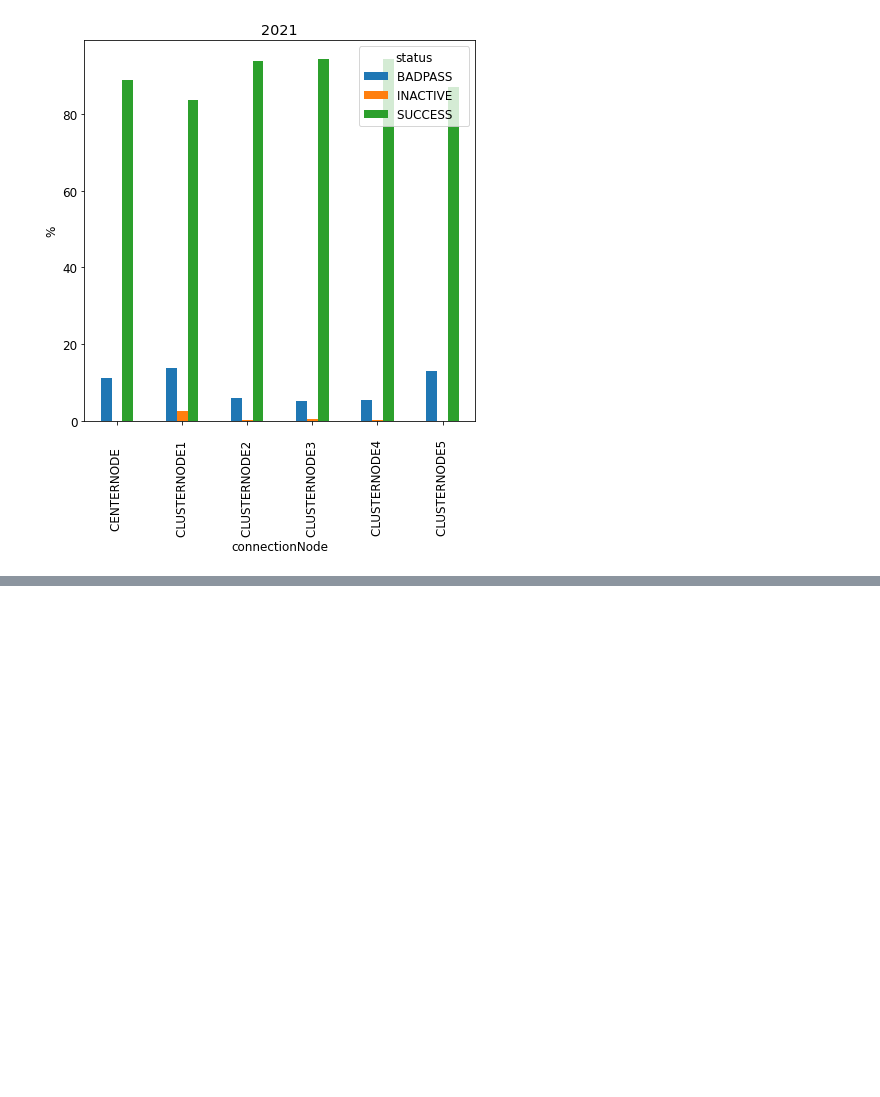
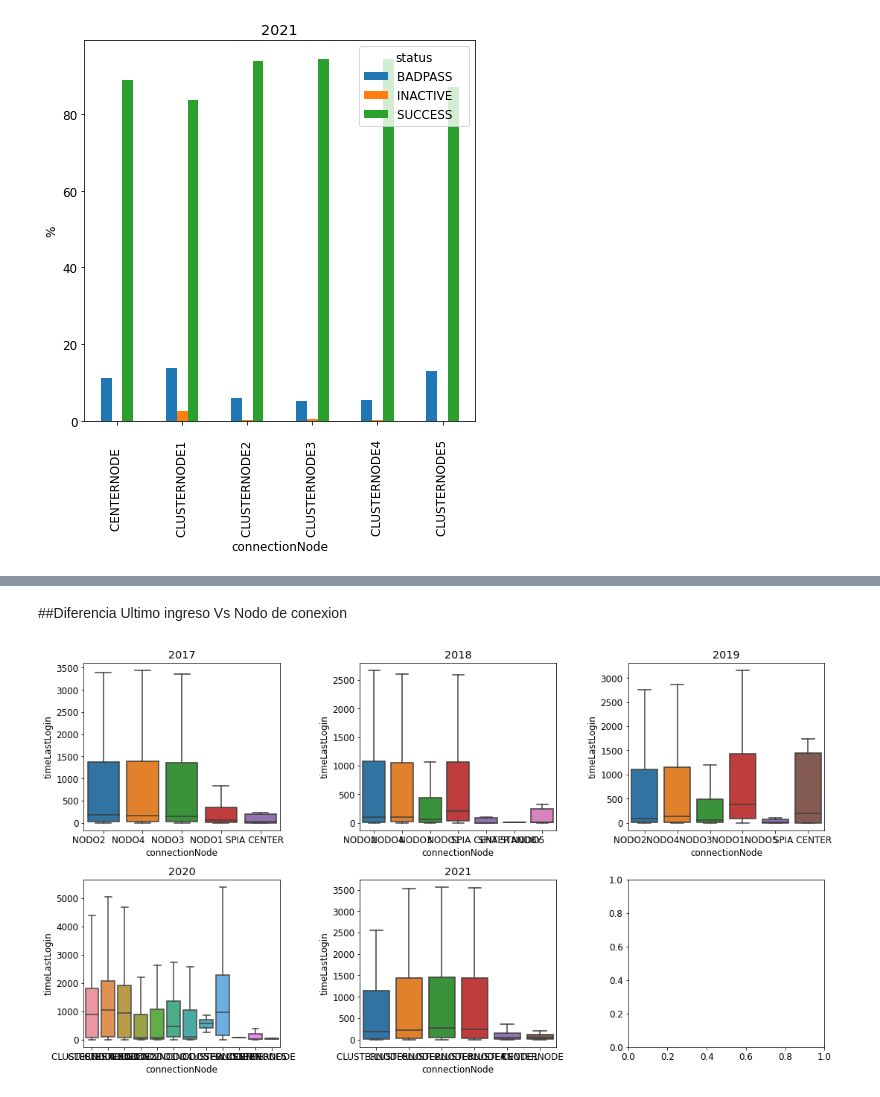
Before and after one commit to marardo/procesamiento_nube, a Jupyter notebook: DATA_CHALLENGE_PSA_V5.ipynb, the cells around one changed output, grey strips where cells are left out. Cells and saved outputs as stored; diff of their text form; code cells hidden in the pictures; blank space fills up the shorter version.

```diff
--- a/DATA_CHALLENGE_PSA_V5.ipynb
+++ b/DATA_CHALLENGE_PSA_V5.ipynb
@@ -856,0 +965,13 @@ graficoBivariadoFiltro(df,'connectionNode','status','year',2021)
+# %% [markdown]
+##Diferencia Ultimo ingreso Vs Nodo de conexion
+# %%
+graficoBoxPlotBivariado(total_rows,total_cols,df
+                ,'connectionNode'
+                ,'timeLastLogin'
+                ,'Tiempo transcurrido en minutos desde el ultimo ingreso'
+                ,np.arange(0, 12, 1)
+                ,np.arange(0, 60000, 5000)
+                ,'Barra'
+                ,45)
+# %% [output]
+[figure, added]
```
Also changed, not shown: parts of 6 cells of this notebook.
